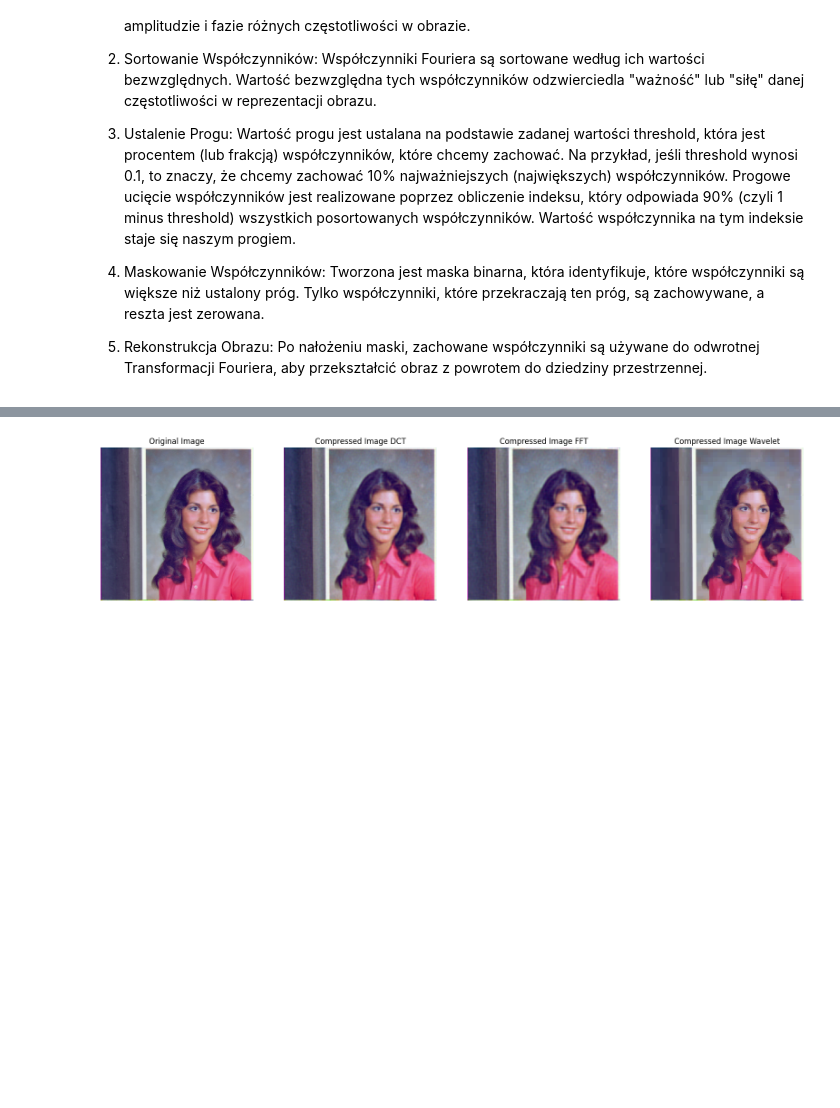
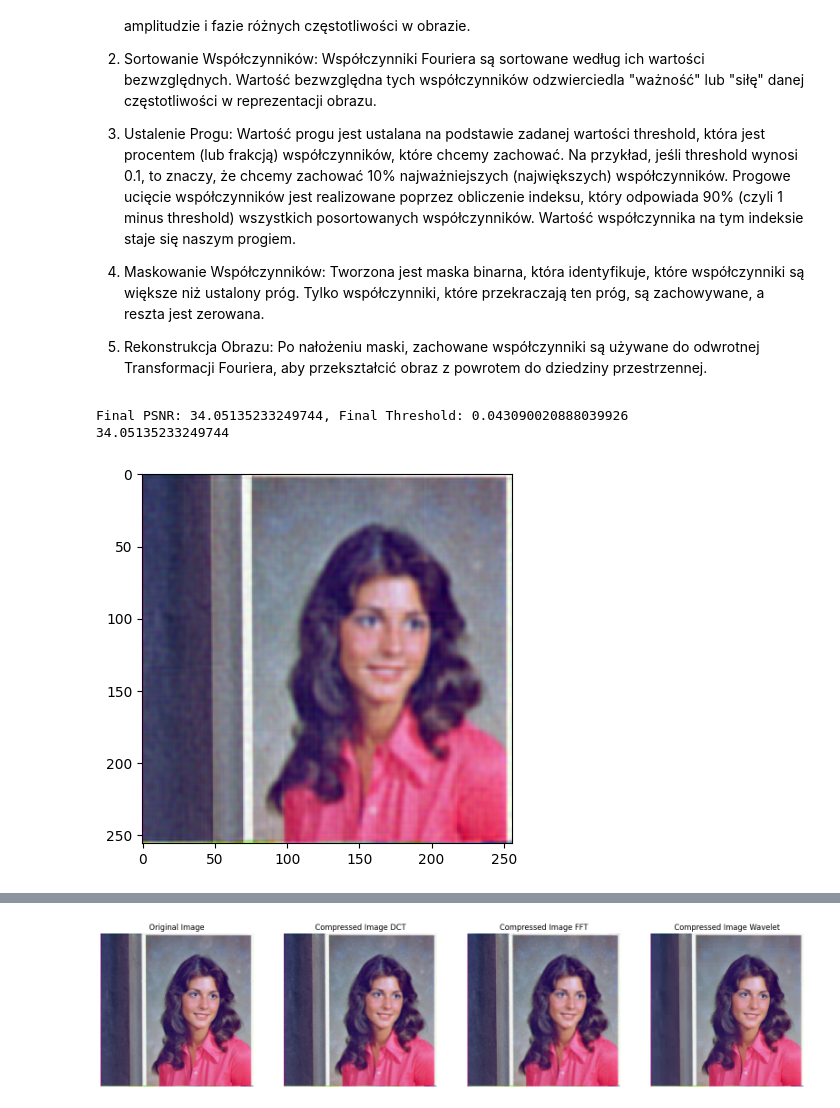
Before and after one commit to kvba1/Image-Compression-With-Orthogonal-Bases, a Jupyter notebook: rgbcompress.ipynb, the cells around one changed output, grey strips where cells are left out. Cells and saved outputs as stored; diff of their text form; code cells hidden in the pictures; blank space fills up the shorter version.

```diff
--- a/rgbcompress.ipynb
+++ b/rgbcompress.ipynb
@@ -183,3 +161,41 @@ def PSNR(original, compressed):
+# %%
+import random
+
+def simulated_annealing_for_compression(img, compression_function ,target_psnr=30, max_iter=1000, initial_temp=100, cooling_rate=0.99):
+    threshold = 0.1
+    best_threshold = threshold
+    best_psnr = 0
+    current_temp = initial_temp
+
+    for iteration in range(max_iter):
+        compressed_image = compression_function(img, threshold)
+        current_psnr = PSNR(img, compressed_image)
+
+        if abs(current_psnr - target_psnr) < abs(best_psnr - target_psnr):
+            best_psnr = current_psnr
+            best_threshold = threshold
+
+        if abs(current_psnr - target_psnr) < 1:
+            break
+
+        new_threshold = threshold + (random.random() - 0.5) * 0.2  # Randomly adjust the threshold
+        new_threshold = np.clip(new_threshold, 0, 1)  # Ensure the threshold stays within [0, 1]
+
+        compressed_image_new = compression_function(img, new_threshold)
+        new_psnr = PSNR(img, compressed_image_new)
+
+        if acceptance_probability(current_psnr, new_psnr, current_temp) > random.random():
+            threshold = new_threshold
+
+        current_temp *= cooling_rate  # Decrease the temperature
+
+    print(f'Final PSNR: {best_psnr}, Final Threshold: {best_threshold}')
+    return compression_function(img, best_threshold)
+
+def acceptance_probability(current_psnr, new_psnr, temperature):
+    if new_psnr > current_psnr:
+        return 1.0
+    return np.exp((new_psnr - current_psnr) / temperature)
 # %%
 def SSIM_RGB(img1, img2):
     if img1.shape != img2.shape:
@@ -201,3 +217,11 @@ def SSIM_RGB(img1, img2):
 
     else:
         raise ValueError("Input images must have either 2 or 3 dimensions")
+# %%
+compressed_img_sim = simulated_annealing_for_compression(img,dct_compression ,35, 1000, 1000, 0.9)
+plt.imshow(compressed_img_sim.astype(np.uint8))
+print(PSNR(img, compressed_img_sim))
+# %% [output]
+Final PSNR: 34.05135233249744, Final Threshold: 0.043090020888039926
+34.05135233249744
+[figure, added]
```
Also changed, not shown: parts of 14 cells of this notebook.
